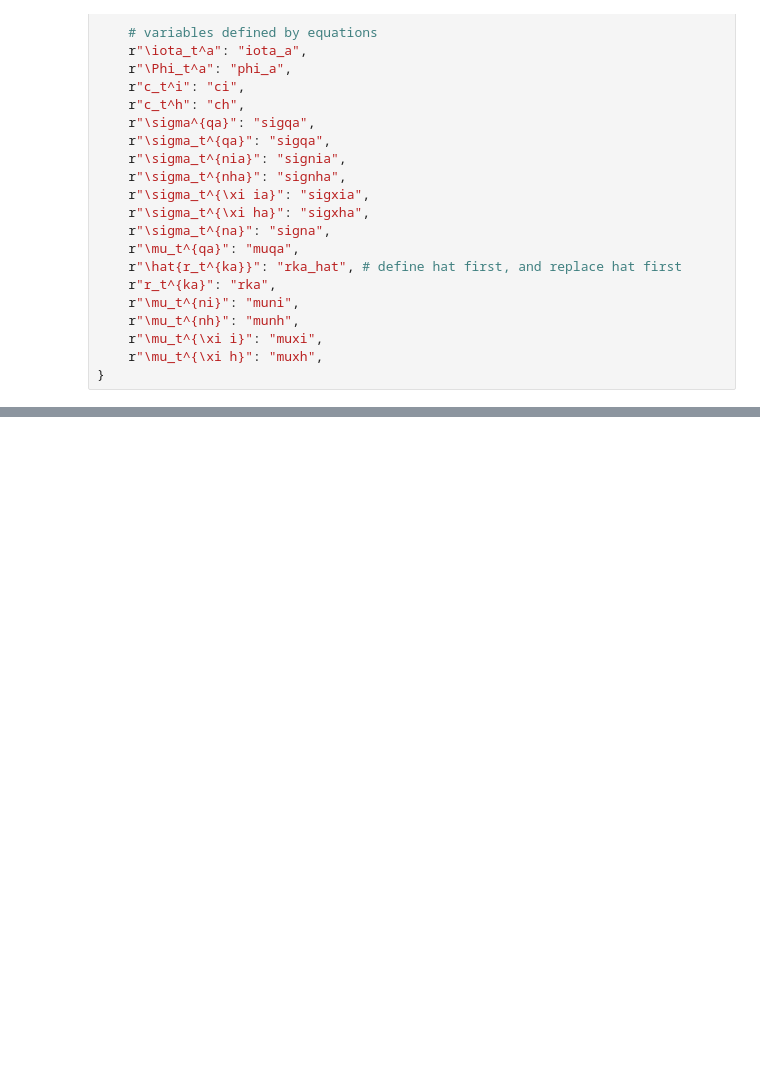
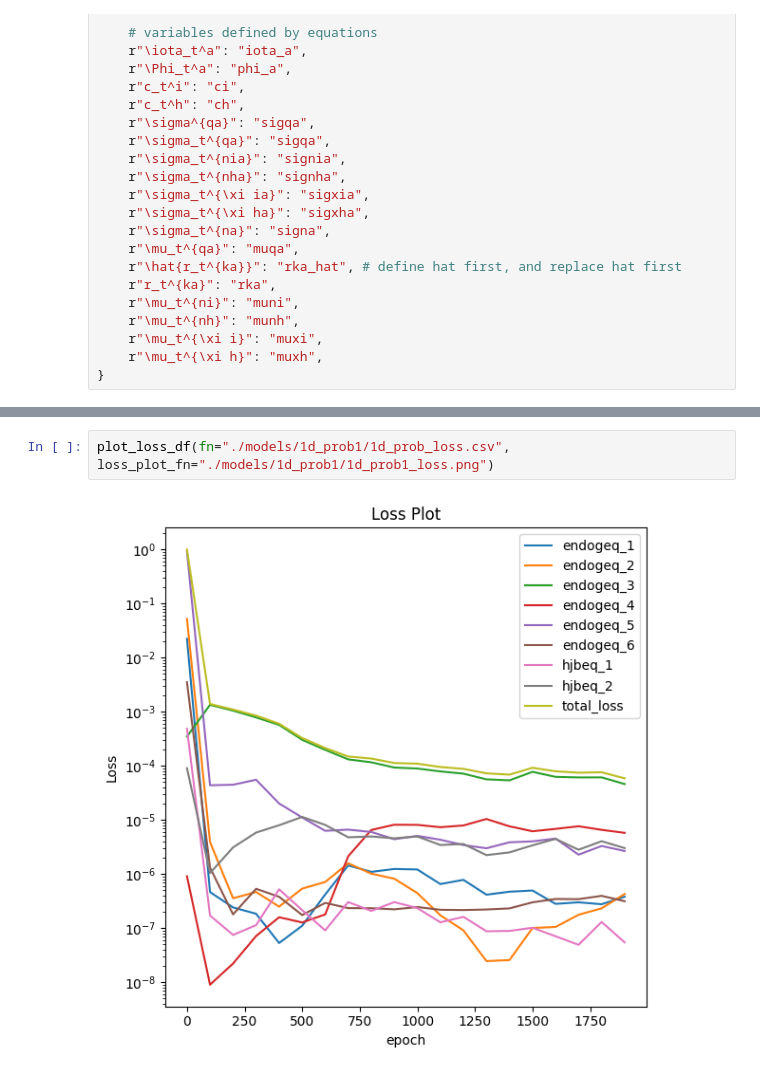
Before and after one commit to rotmanfinhub/deep-macrofin, a Jupyter notebook: examples/macro_problems/problem1.ipynb, the cells around one changed output, grey strips where cells are left out. Cells and saved outputs as stored; diff of their text form; blank space fills up the shorter version.

```diff
--- a/examples/macro_problems/problem1.ipynb
+++ b/examples/macro_problems/problem1.ipynb
@@ -149,0 +165,4 @@ pde_model.plot_vars([r"$r_t^{ka}$", "rp_a=rka-r_t", r"$q_t^a$", r"$r_t$",
+# %%
+plot_loss_df(fn="./models/1d_prob1/1d_prob_loss.csv", loss_plot_fn="./models/1d_prob1/1d_prob1_loss.png")
+# %% [output]
+[figure, added]
```
Also changed, not shown: parts of 6 cells of this notebook, 4 other files.
